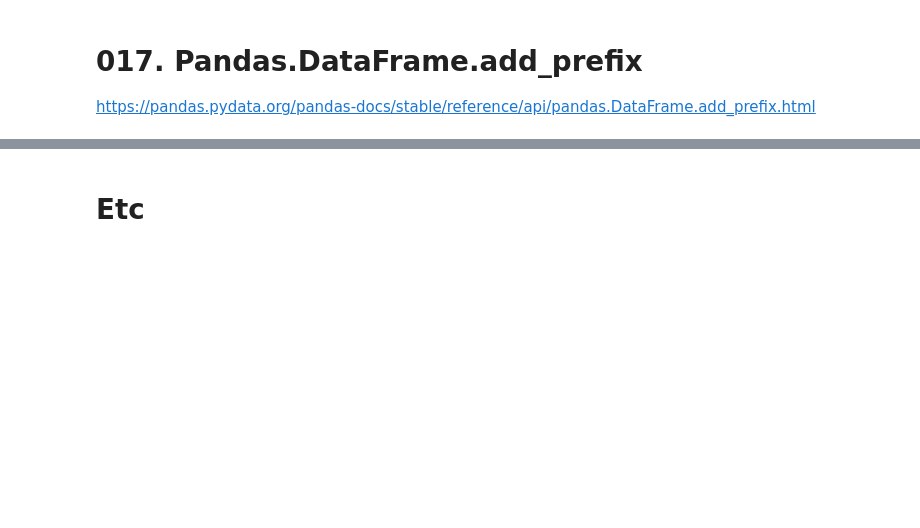
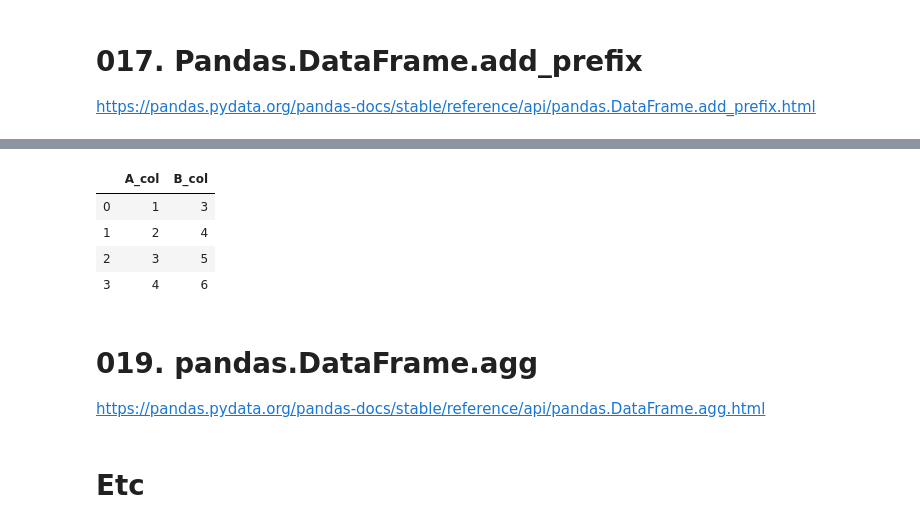
Before and after one commit to hwan141592/WILT, a Jupyter notebook: [PP] Pandas DataFrame.ipynb, the cells around one changed output, grey strips where cells are left out. Cells and saved outputs as stored; diff of their text form; code cells hidden in the pictures; blank space fills up the shorter version.

```diff
--- a/[PP] Pandas DataFrame.ipynb
+++ b/[PP] Pandas DataFrame.ipynb
@@ -806,3 +870,14 @@ https://pandas.pydata.org/pandas-docs/stable/reference/api/pandas.DataFrame.add_
+# %%
+df.add_suffix('_col')
+# %% [output]
+|  | A_col | B_col |
+| 0 | 1 | 3 |
+| 1 | 2 | 4 |
+| 2 | 3 | 5 |
+| 3 | 4 | 6 |
+# %% [markdown]
+# 019. pandas.DataFrame.agg
+https://pandas.pydata.org/pandas-docs/stable/reference/api/pandas.DataFrame.agg.html
 # %%
 import pandas as pd
 import numpy as np
```
Also changed, not shown: parts of 8 cells of this notebook.
